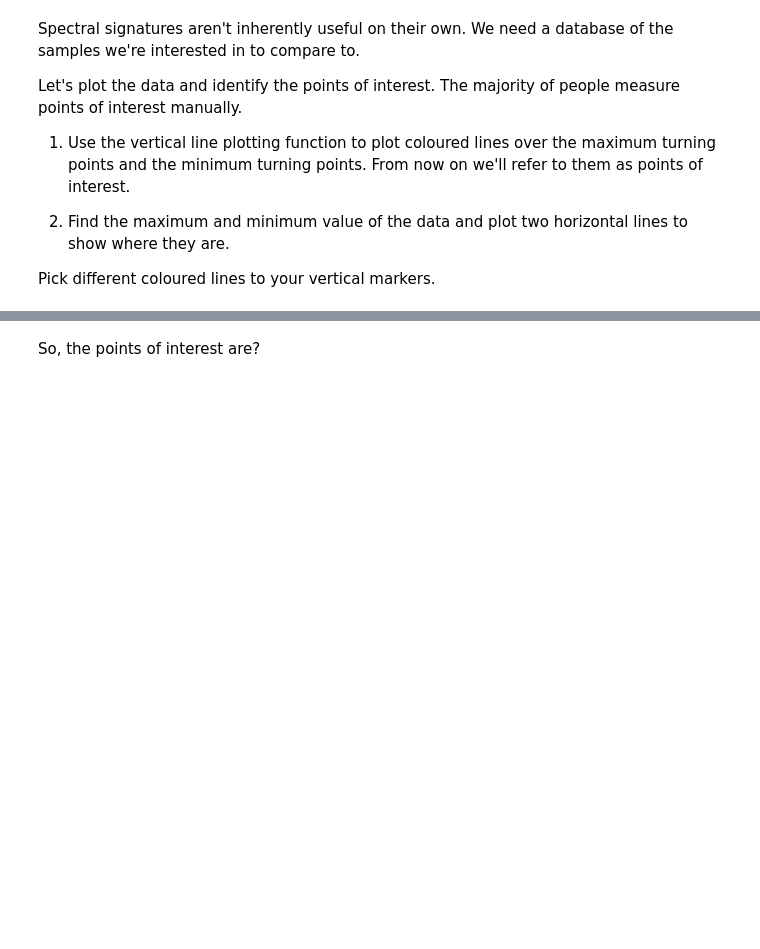
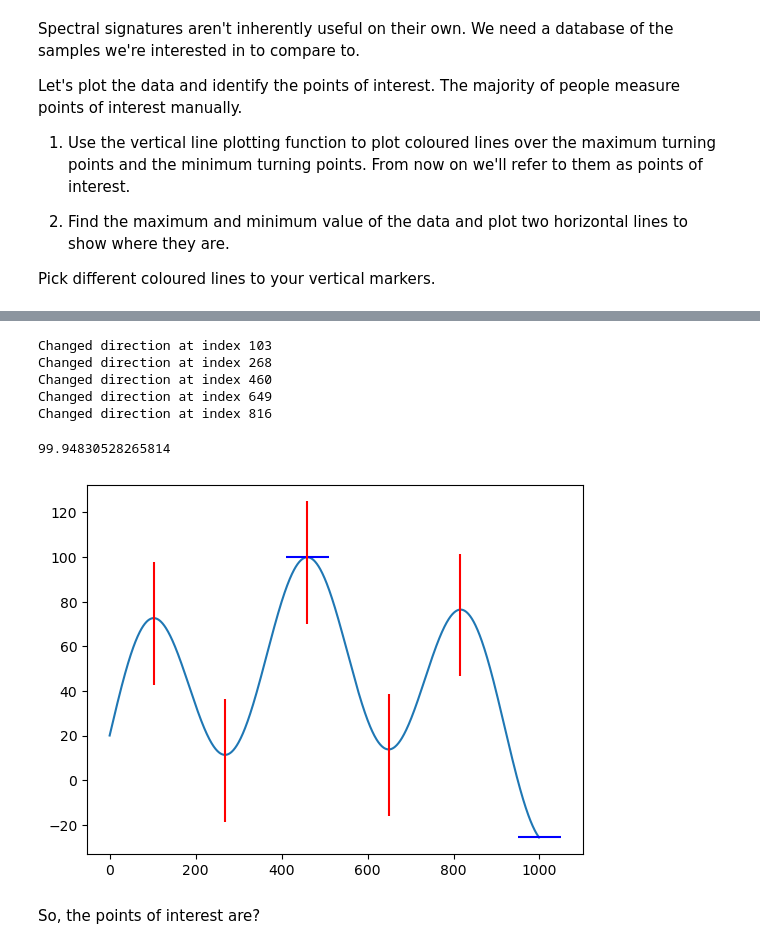
Before and after one commit to nokyinlim/ProEd-Intro-to-Python, a Jupyter notebook: Extension/Introduction to Spectra.ipynb, the cells around one changed output, grey strips where cells are left out. Saved outputs shown, nothing was run; the diff lists cells and outputs as text; code cells hidden in the pictures; blank space fills up the shorter version.

```diff
--- a/Extension/Introduction to Spectra.ipynb
+++ b/Extension/Introduction to Spectra.ipynb
@@ -47,2 +50,82 @@ Pick different coloured lines to your vertical markers.
+# %%
+#Your code here
+
+from typing import TypedDict
+
+class Coordinate(TypedDict):
+    x: int
+    y: float
+
+
+def search_turning_points(data: list[float]) -> list[Coordinate]:
+
+
+    prevPoint: float = data.pop(0)
+    upwards: bool = True
+
+    indexes = []
+
+    for i, point in enumerate(data):
+        directionChanged = (upwards and point < prevPoint) or (not upwards and point > prevPoint)
+
+        if directionChanged:
+            upwards = not upwards
+            print(f"Changed direction at index {i}")
+            indexes.append((i, point))
+
+        prevPoint = point
+
+    return indexes
+
+
+
+
+
+turning_points = search_turning_points(list(y))
+# %% [output]
+Changed direction at index 103
+Changed direction at index 268
+Changed direction at index 460
+Changed direction at index 649
+Changed direction at index 816
+# %%
+#Your Code here
+
+
+import matplotlib.pyplot as plt
+import matplotlib
+
+
+plt.plot(y)
+
+print(max(y))
+
+
+plt.hlines(
+    y = min(y),
+    xmin = list(y).index(min(y)) - 50,
+    xmax = list(y).index(min(y)) + 50,
+    colors = "blue"
+)
+
+
+plt.hlines(
+    y = max(y),
+    xmin = list(y).index(max(y)) - 50,
+    xmax = list(y).index(max(y)) + 50,
+    colors = "blue"
+)
+
+
+for i, point in turning_points:
+    plt.vlines(
+        x = i,
+        ymin = point - 30,
+        ymax = point + 25,
+        colors = "red"
+    )
+# %% [output]
+99.94830528265814
+[figure, added]
 # %% [markdown]
 So, the points of interest are?
```
Also changed, not shown: parts of 10 cells of this notebook.
